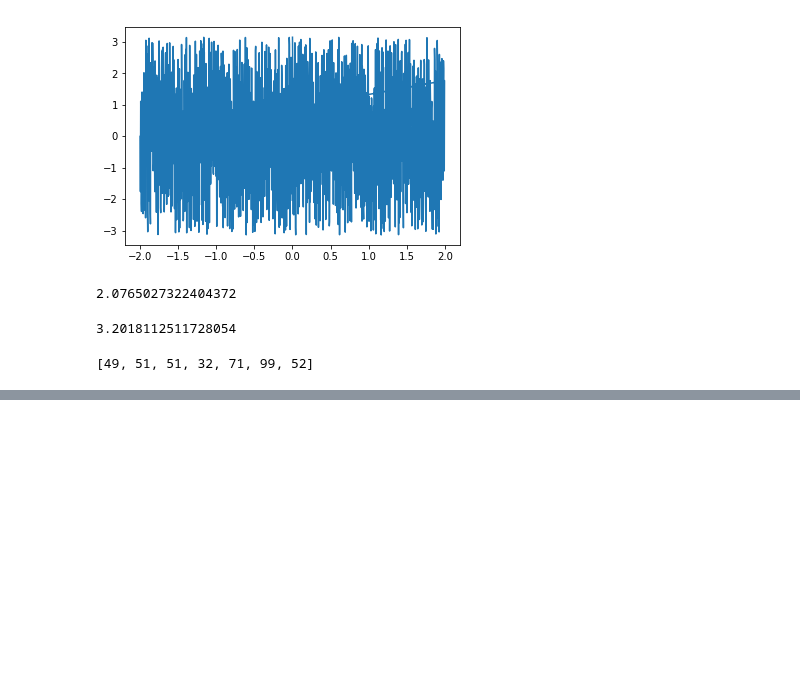
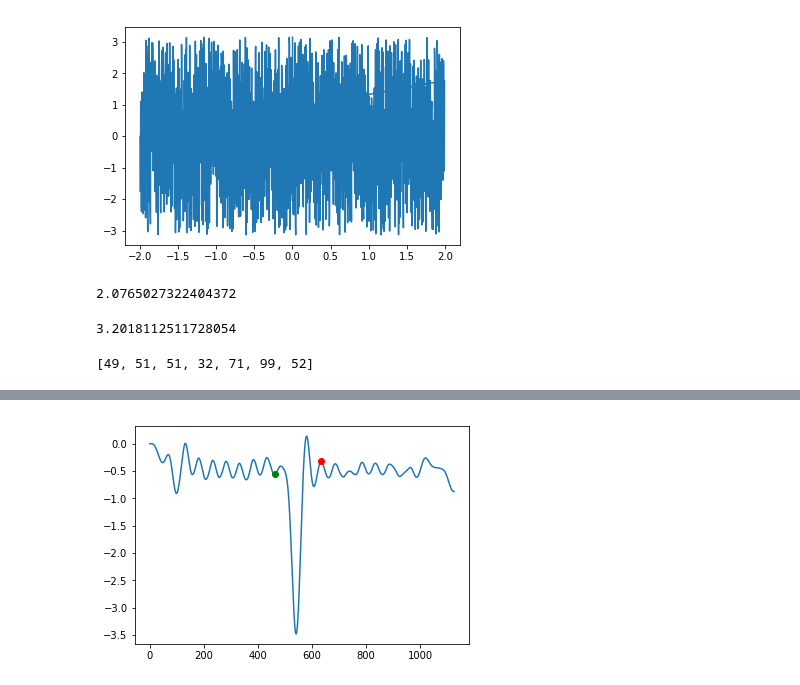
Before and after one commit to pdkit/pdkit, a Jupyter notebook: notebooks/New gait features.ipynb, the cells around one changed output, grey strips where cells are left out. Drawn from its saved outputs; the diff is of its cells as text; code cells hidden in the pictures; blank space fills up the shorter version.

```diff
--- a/notebooks/New gait features.ipynb
+++ b/notebooks/New gait features.ipynb
@@ -96,2 +131,6 @@ second_str_duration = [np.sum(a) / gp.sampling_frequency for a in second_strides
+# %%
+s_z, e_z = start_end_turn(ts.z)
+# %% [output]
+[figure, added]
 # %%
 # %% [output]
```
Also changed, not shown: parts of 8 cells of this notebook.
